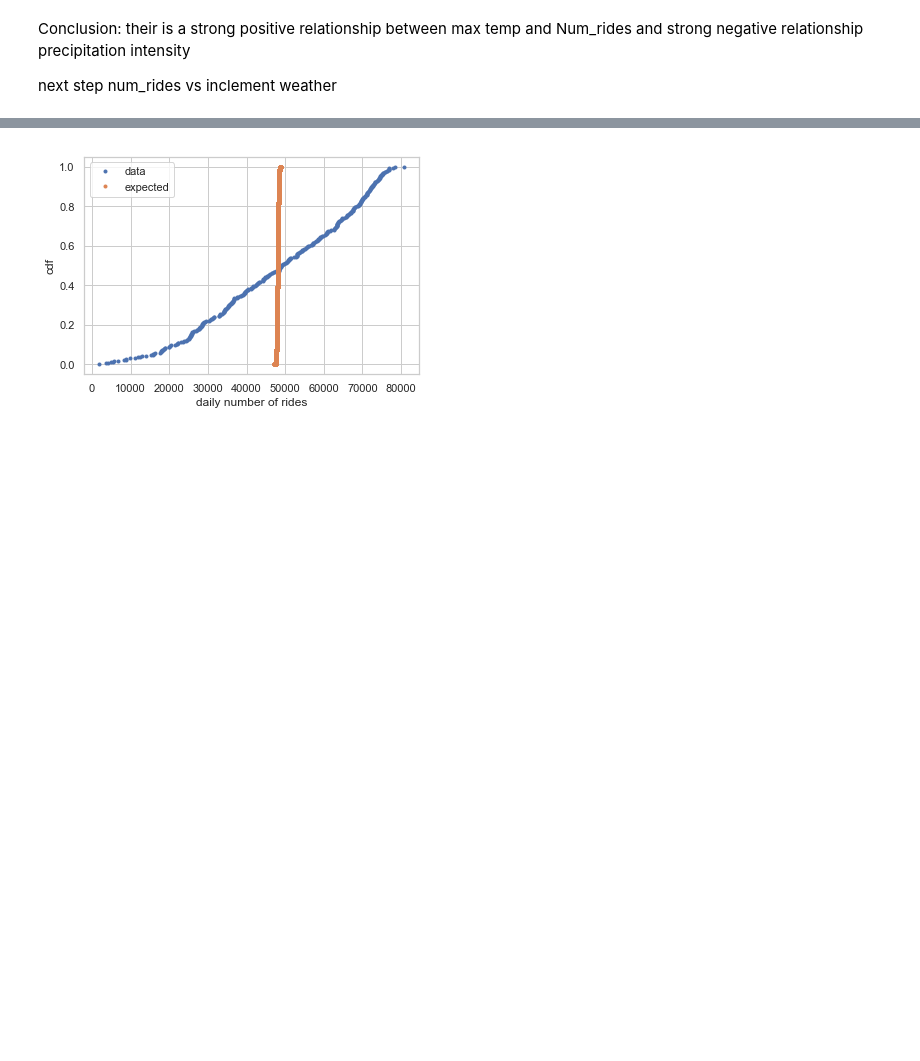
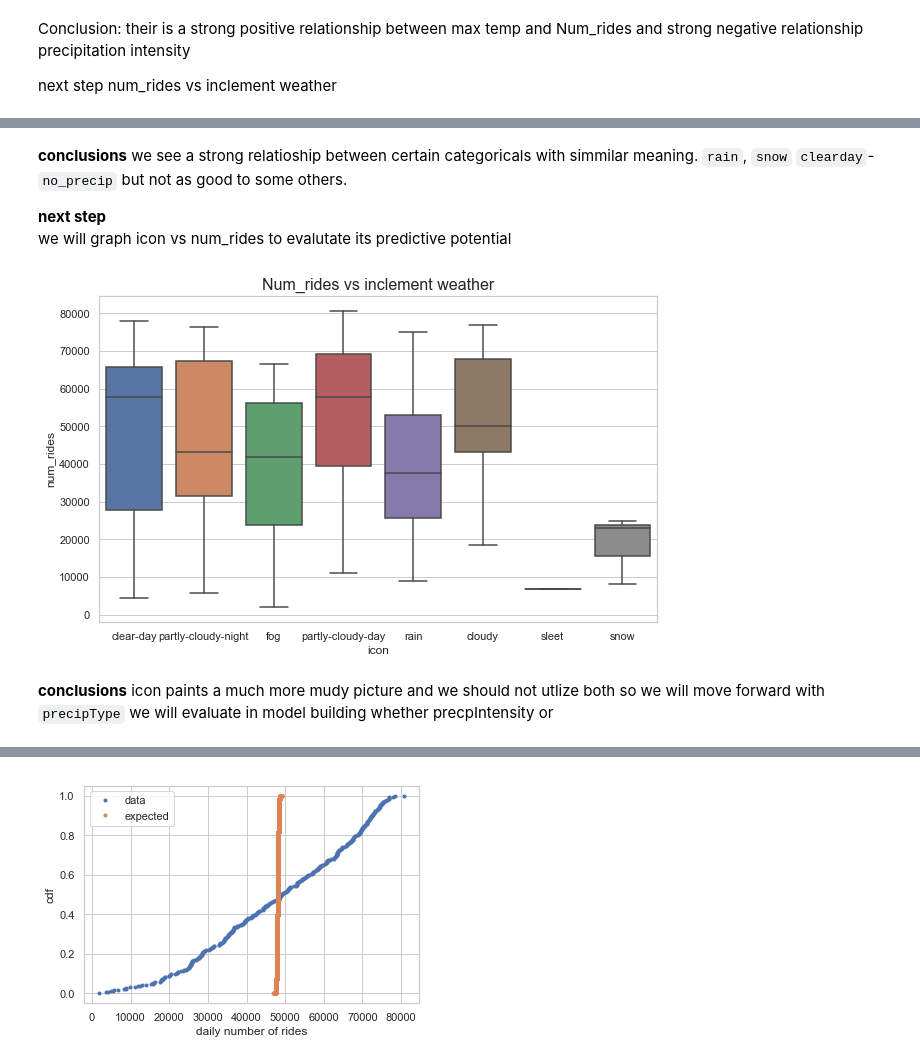
Before and after one commit to jacoblgoodman/DAV-5400, a Jupyter notebook: final/j_goodman_finalproject.ipynb, the cells around one changed output, grey strips where cells are left out. Saved outputs shown, nothing was run; the diff lists cells and outputs as text; code cells hidden in the pictures; blank space fills up the shorter version.

```diff
--- a/final/j_goodman_finalproject.ipynb
+++ b/final/j_goodman_finalproject.ipynb
@@ -427,0 +435,15 @@ in order
+# %% [markdown]
+**conclusions**
+we see a strong relatioship between certain categoricals with simmilar meaning. `rain`, `snow` `clearday`-`no_precip` but not as good to some others.
+
+**next step**
+we will graph icon vs num_rides to evalutate its predictive potential
+# %%
+plt.figure(figsize=(10,6));
+ax = sns.boxplot(x="icon", y="num_rides", data=df);
+plt.title('Num_rides vs inclement weather',fontsize=16);
+# %% [output]
+[figure, added]
+# %% [markdown]
+**conclusions**
+icon paints a much more mudy picture and we should not utlize both so we will move forward with `precipType` we will evaluate in model building whether precpIntensity or
```
Also changed, not shown: parts of 30 cells of this notebook.
